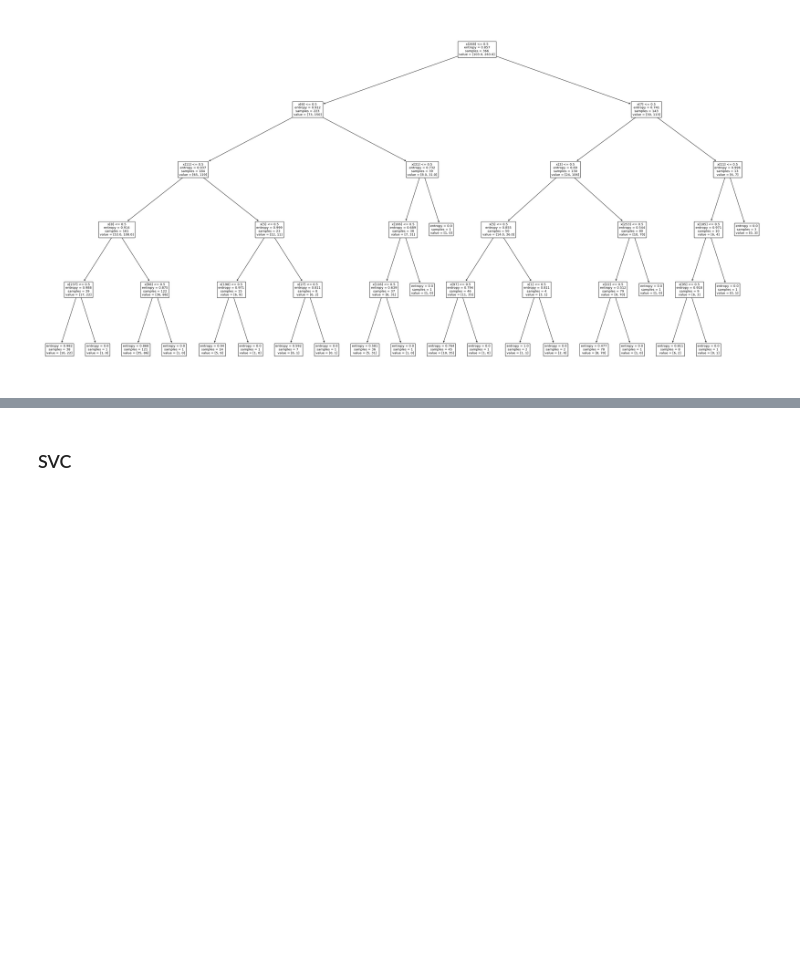
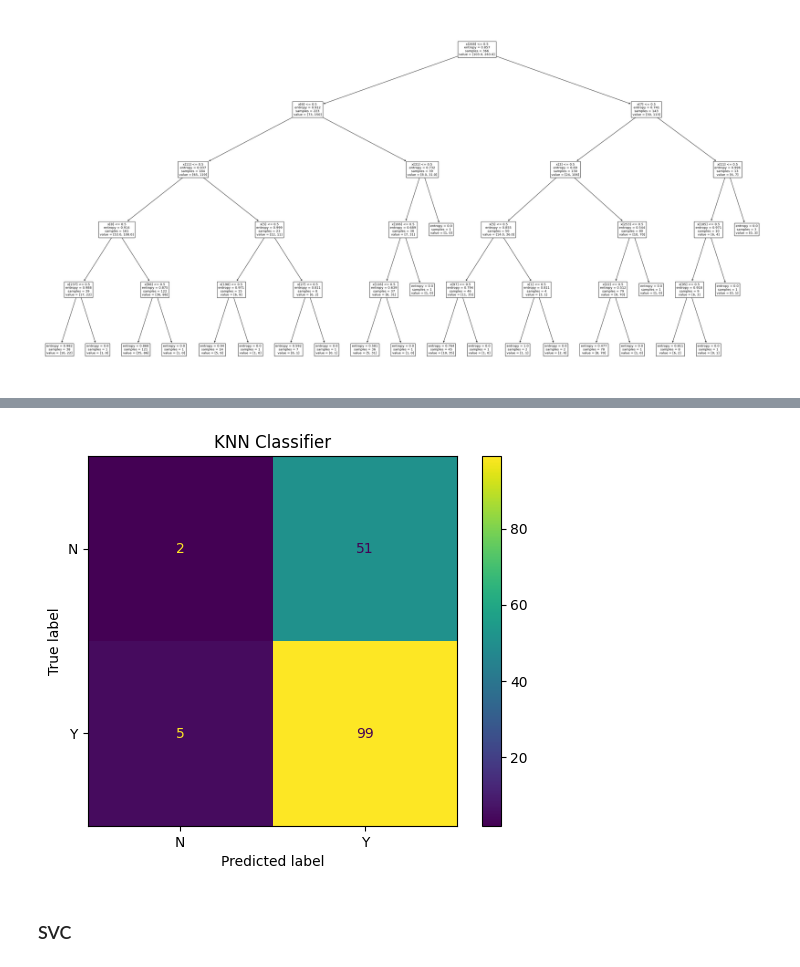
Before and after one commit to Hadronomy/solo-tid-project, a Jupyter notebook: notebooks/analysis.ipynb, the cells around one changed output, grey strips where cells are left out. Saved outputs shown, nothing was run; the diff lists cells and outputs as text; code cells hidden in the pictures; blank space fills up the shorter version.

```diff
--- a/notebooks/analysis.ipynb
+++ b/notebooks/analysis.ipynb
@@ -252,3 +328,15 @@ plt.show()
+# %%
+from sklearn.metrics import ConfusionMatrixDisplay, confusion_matrix
+
+confusion_matrix_result = confusion_matrix(y_test, knn_classifier.predict(X_test))
+cm_display = ConfusionMatrixDisplay(
+    confusion_matrix_result, display_labels=knn_classifier.classes_
+).plot()
+
+plt.title(f"KNN Classifier")
+plt.show()
+# %% [output]
+[figure, added]
 # %% [markdown]
 ### SVC
 # %% [markdown]
```
Also changed, not shown: parts of 15 cells of this notebook, 4 other files.
